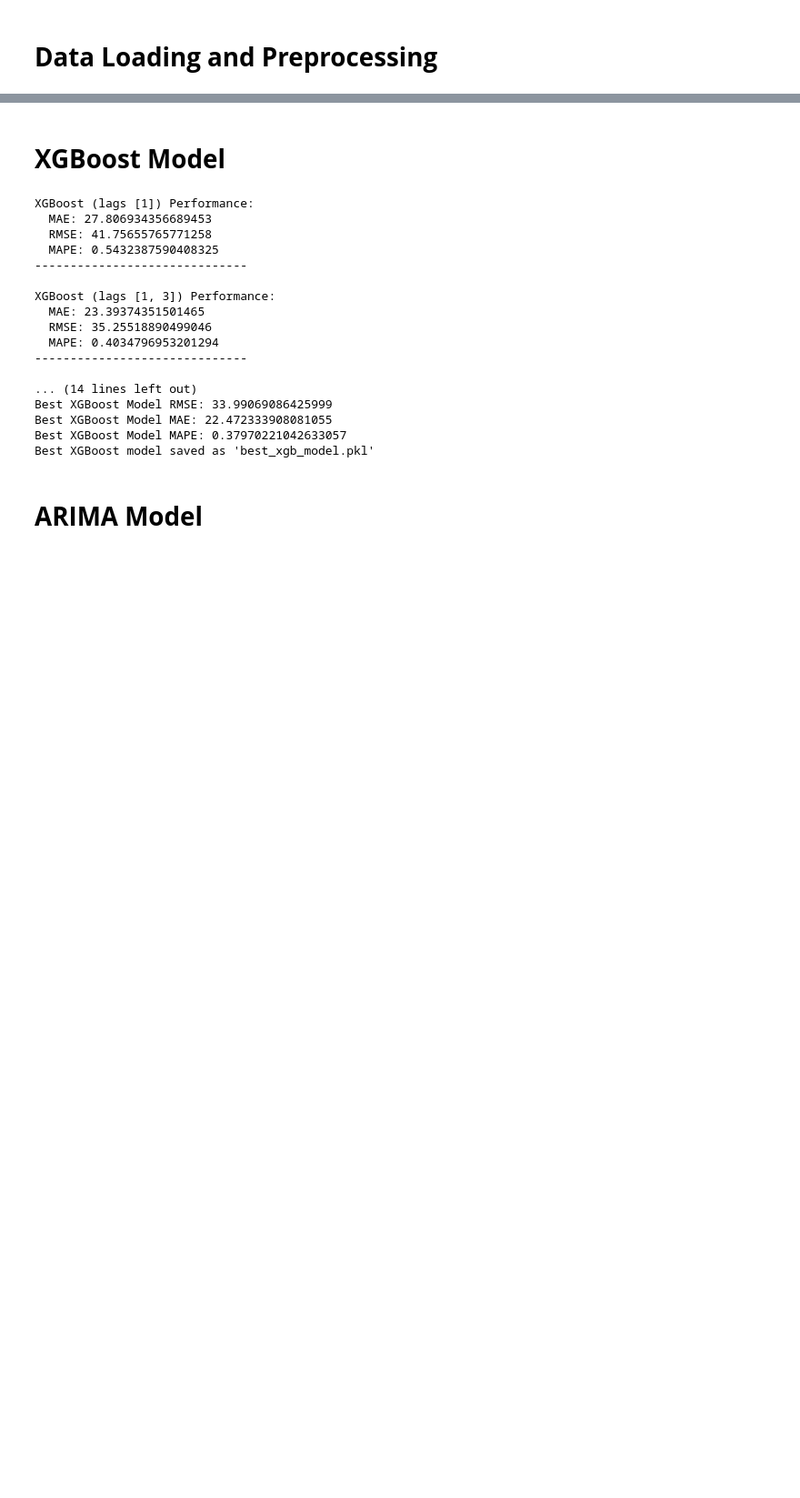
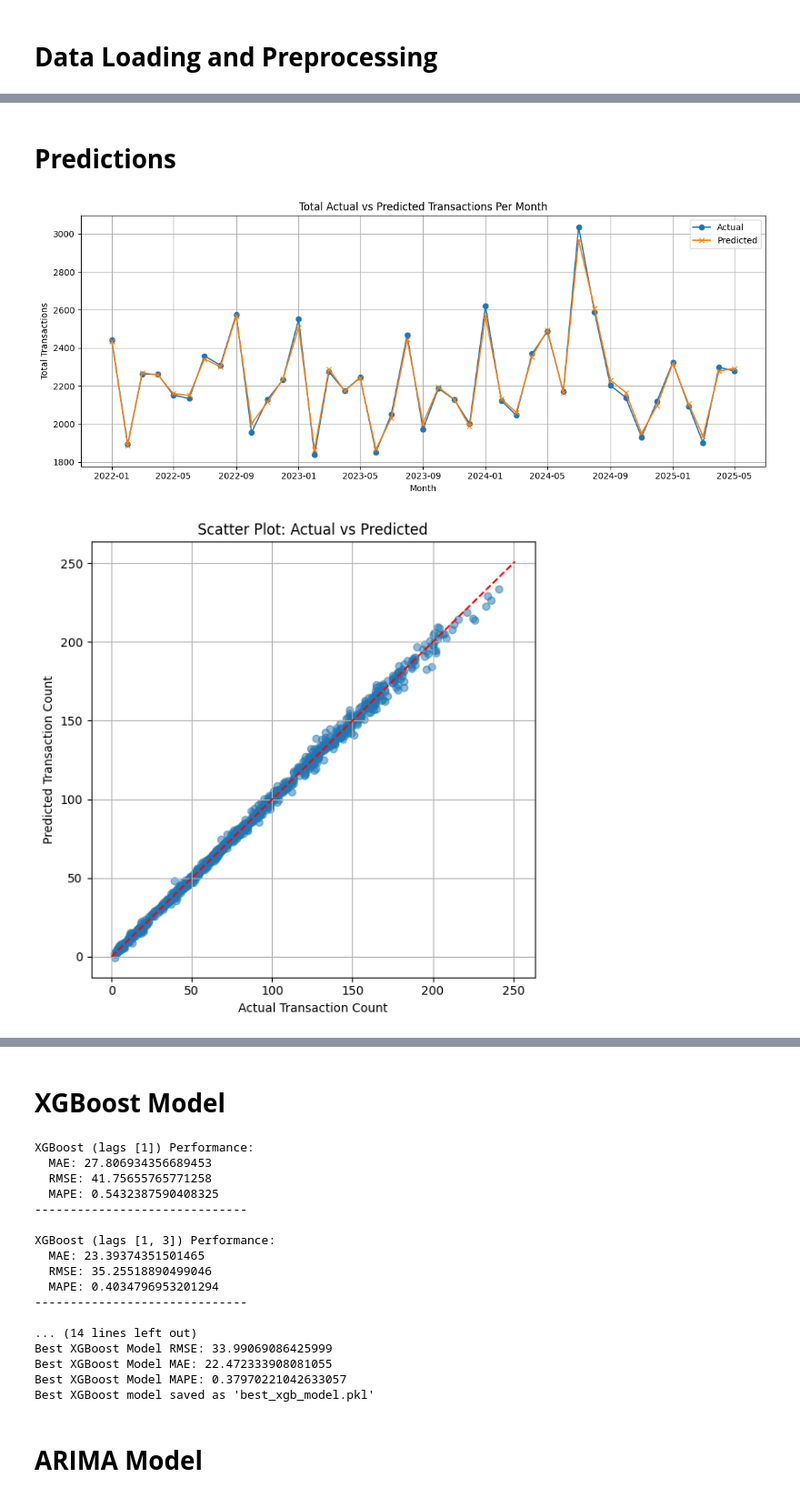
Before and after one commit to Rianna2002/ITPG1WizVision, a Jupyter notebook: Demand_Forecasting/ITP_Demand_Forecasting.ipynb, the cells around one changed output, grey strips where cells are left out. Shown at 91% size. Drawn from its saved outputs; the diff is of its cells as text; code cells hidden in the pictures; blank space fills up the shorter version.

```diff
--- a/Demand_Forecasting/ITP_Demand_Forecasting.ipynb
+++ b/Demand_Forecasting/ITP_Demand_Forecasting.ipynb
@@ -80,0 +216,34 @@ Data loading and preprocessing complete.
+# %% [markdown]
+# **Predictions**
+# %%
+# === Monthly Actual vs Predicted ===
+test_plot = test.iloc[:len(months)].copy()
+test_plot["predicted"] = predictions
+
+monthly_summary = test_plot.groupby('month')[['transaction_count', 'predicted']].sum().reset_index()
+
+plt.figure(figsize=(12, 5))
+plt.plot(monthly_summary['month'], monthly_summary['transaction_count'], label='Actual', marker='o')
+plt.plot(monthly_summary['month'], monthly_summary['predicted'], label='Predicted', marker='x')
+plt.title("Total Actual vs Predicted Transactions Per Month")
+plt.xlabel("Month")
+plt.ylabel("Total Transactions")
+plt.legend()
+plt.grid(True)
+plt.tight_layout()
+plt.show()
+
+# === Actual vs Predicted Scatter Plot ===
+plt.figure(figsize=(6, 6))
+plt.scatter(test_plot['transaction_count'], test_plot['predicted'], alpha=0.5)
+lims = [0, max(test_plot['transaction_count'].max(), test_plot['predicted'].max()) + 10]
+plt.plot(lims, lims, 'r--')  # identity line
+plt.xlabel("Actual Transaction Count")
+plt.ylabel("Predicted Transaction Count")
+plt.title("Scatter Plot: Actual vs Predicted")
+plt.grid(True)
+plt.tight_layout()
+plt.show()
+# %% [output]
+[figure, added]
+[figure, added]
```
Also changed, not shown: parts of 9 cells of this notebook, 8 other files.
